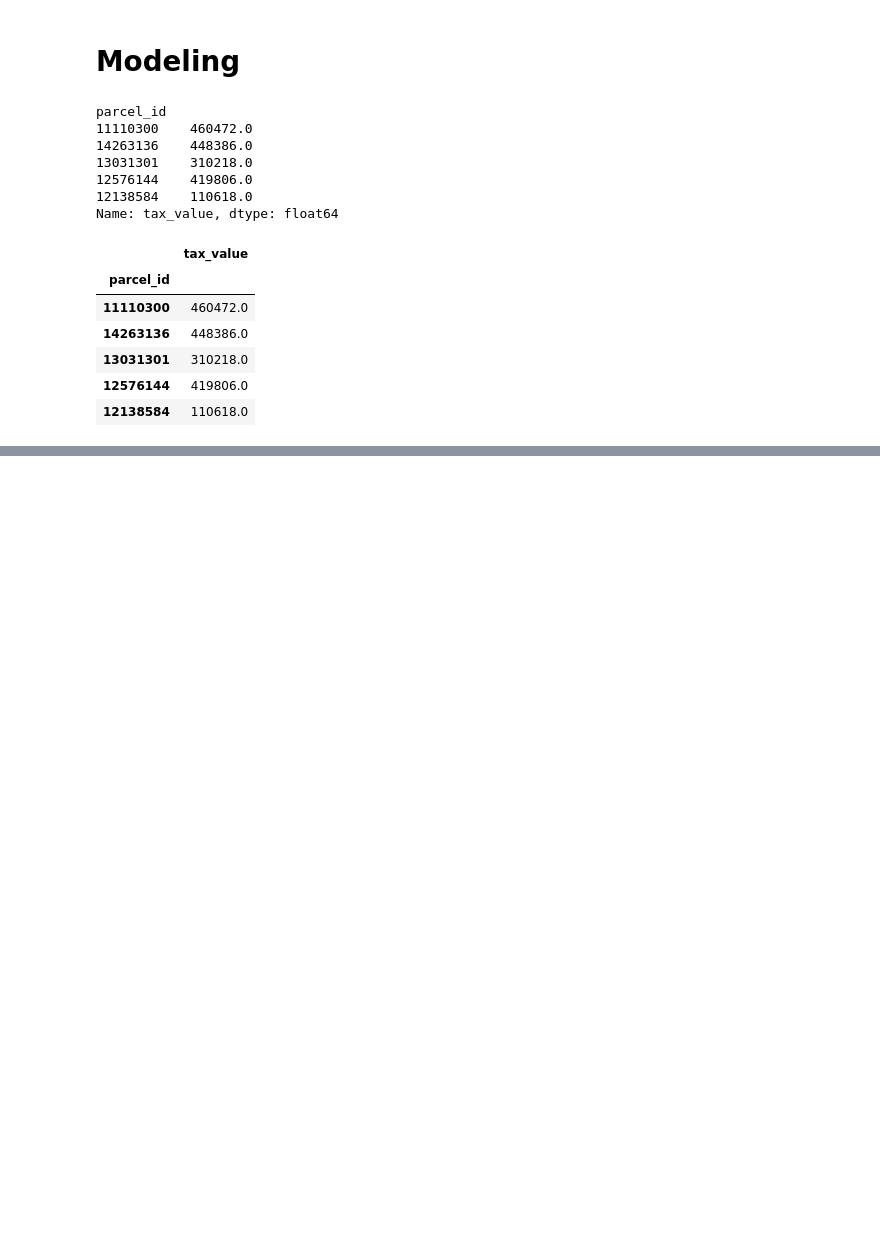
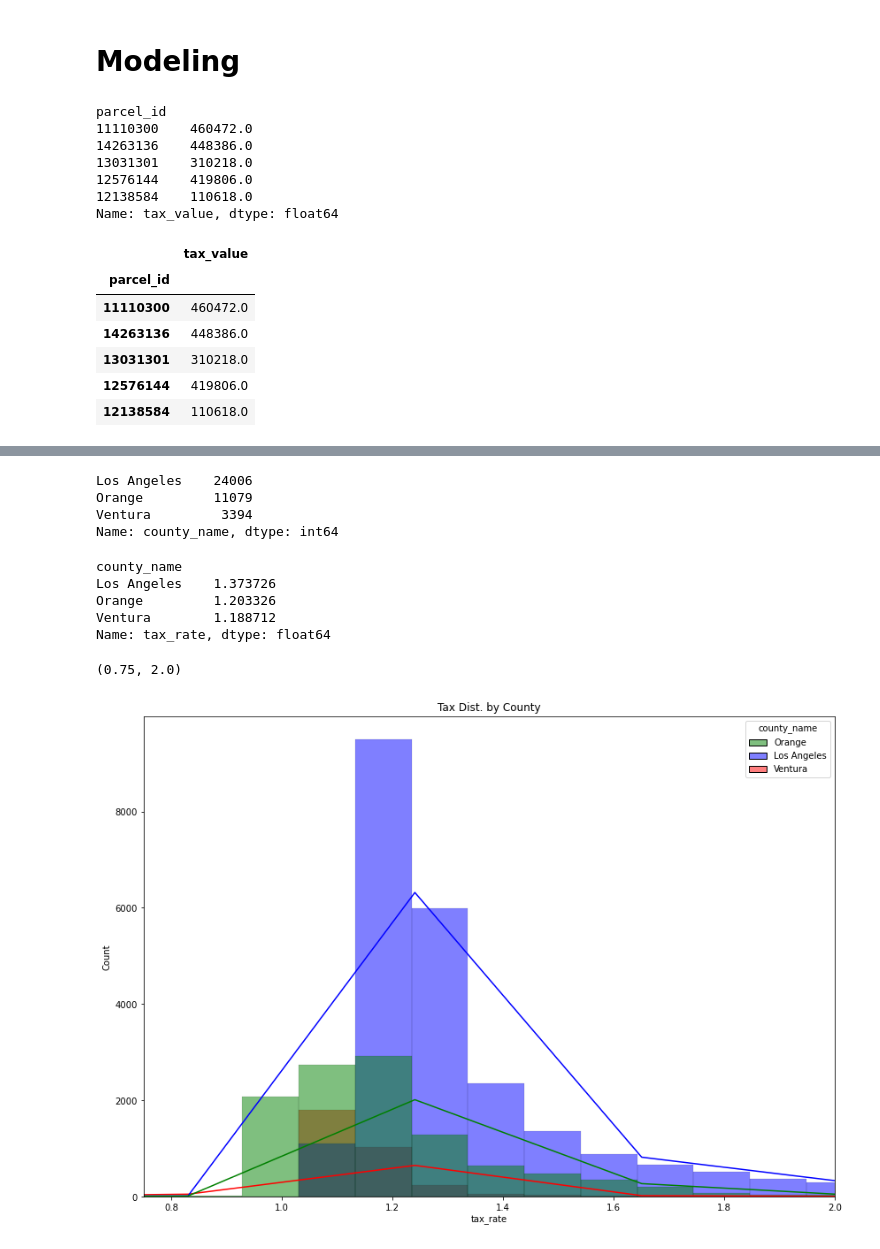
Before and after one commit to jamesallen0351/regression-project, a Jupyter notebook: zillow_final.ipynb, the cells around one changed output, grey strips where cells are left out. Drawn from its saved outputs; the diff is of its cells as text; code cells hidden in the pictures; blank space fills up the shorter version.

```diff
--- a/zillow_final.ipynb
+++ b/zillow_final.ipynb
@@ -463,0 +696,9 @@ Validate/Out-of-Sample:  366825.79
+# %%
+# getting the zillow data
+df = get_zillow_data()
+# %%
+# using my 'clean_zillow' function
+df = clean_zillow(df)
+# %%
+# adding county names in a new column
+df["county_name"] = df["fips"].map({6037: "Los Angeles", 6059: "Orange", 6111: "Ventura"})
@@ -463,0 +715,27 @@ Validate/Out-of-Sample:  366825.79
+# %%
+# show counts by county
+df.county_name.value_counts()
+# %% [output]
+Los Angeles    24006
+Orange         11079
+Ventura         3394
+Name: county_name, dtype: int64
+# %%
+# adding column 'tax_rate' which is the tax amount divided by the tax value
+df['tax_rate'] = round(((df['tax_amount'] / df['tax_value'])* 100),2)
+print(df.groupby('county_name').tax_rate.mean())
+# %% [output]
+county_name
+Los Angeles    1.373726
+Orange         1.203326
+Ventura        1.188712
+Name: tax_rate, dtype: float64
+# %%
+# plotting the tax rate by county
+plt.figure(figsize=(14,10))
+sns.histplot(data=df, x="tax_rate", hue="county_name",kde = True, bins = 800,  palette={'Los Angeles':'b', 'Orange':'g', 'Ventura':'r'}).set(title='Tax Dist. by County')
+
+plt.xlim(.75, 2)
+# %% [output]
+(0.75, 2.0)
+[figure, added]
```
Also changed, not shown: parts of 25 cells of this notebook, 2 other files.
